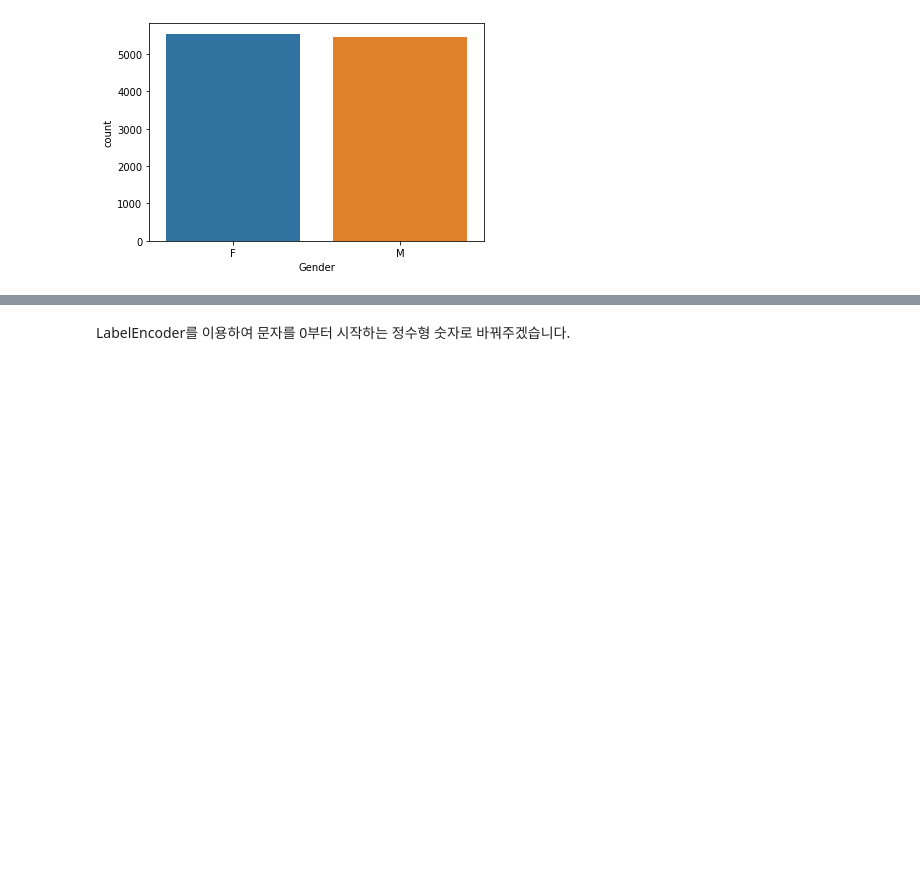
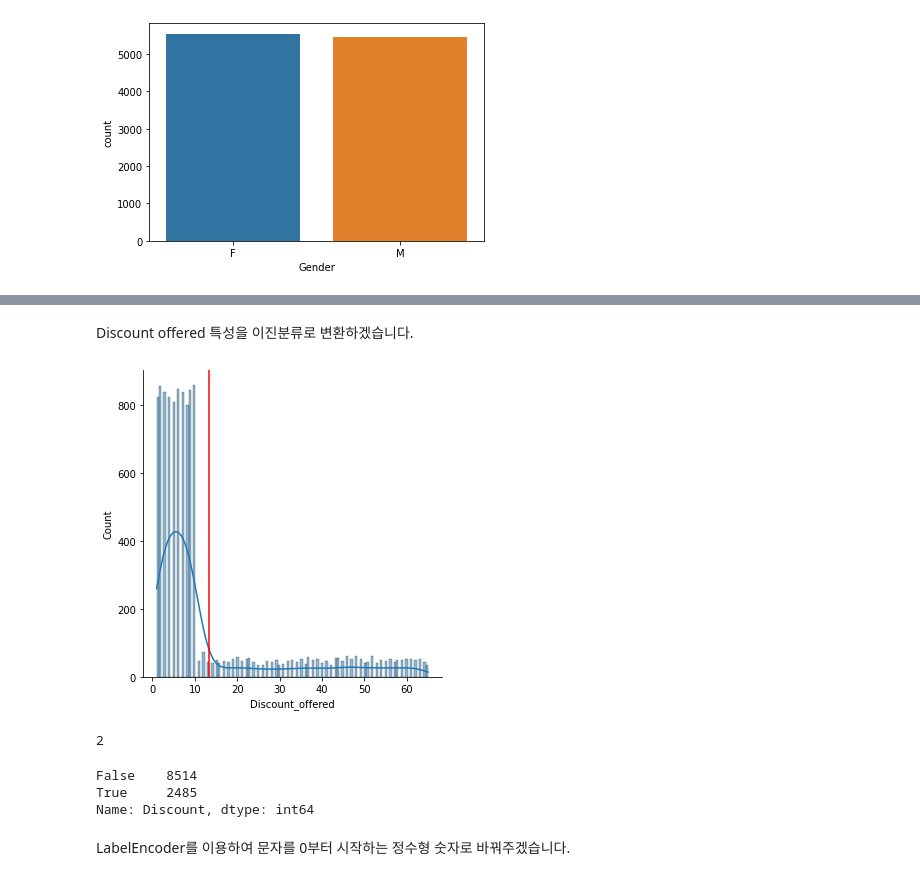
Before and after one commit to zzang-juhee/S1-week4-Project, a Jupyter notebook: project02.ipynb, the cells around one changed output, grey strips where cells are left out. Cells and saved outputs as stored; diff of their text form; code cells hidden in the pictures; blank space fills up the shorter version.

```diff
--- a/project02.ipynb
+++ b/project02.ipynb
@@ -179,2 +190,23 @@ sns.countplot(x=data['Gender']);
+# %% [markdown]
+Discount offered 특성을 이진분류로 변환하겠습니다.
+# %%
+import seaborn as sns
+import matplotlib.pyplot as plt
+sns.displot(data['Discount_offered'],kde=True);
+plt.axvline(data['Discount_offered'].mean(), color='red');
+# %% [output]
+[figure, added]
+# %%
+## Discount 특성을 만들어 이진분류문제로 변환합니다
+data['Discount'] = data['Discount_offered'] >= data['Discount_offered'].mean()
+data['Discount'].nunique()
+# %% [output]
+2
+# %%
+data['Discount'].value_counts()
+# %% [output]
+False    8514
+True     2485
+Name: Discount, dtype: int64
 # %% [markdown]
 LabelEncoder를 이용하여 문자를 0부터 시작하는 정수형 숫자로 바꿔주겠습니다.
```
Also changed, not shown: parts of 72 cells of this notebook.
